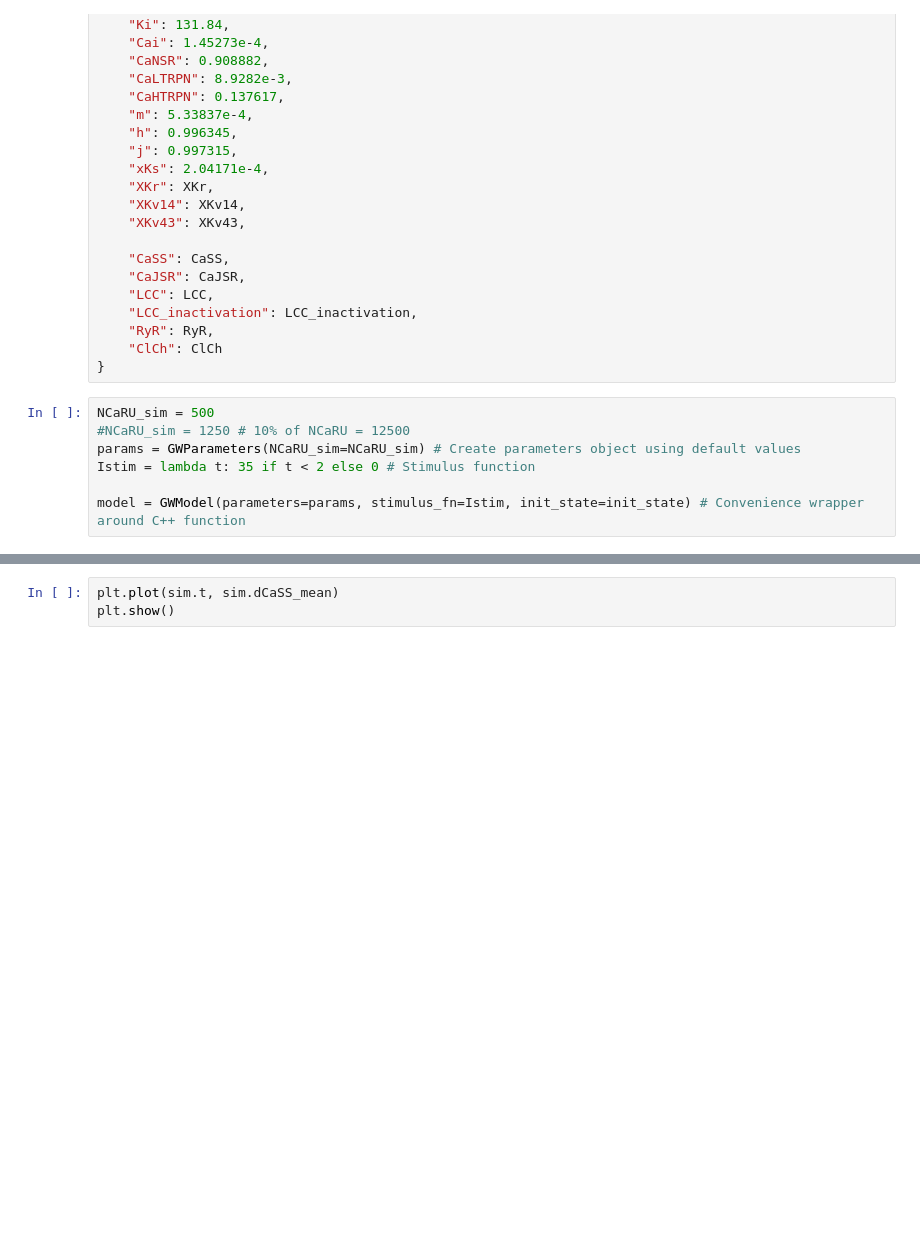
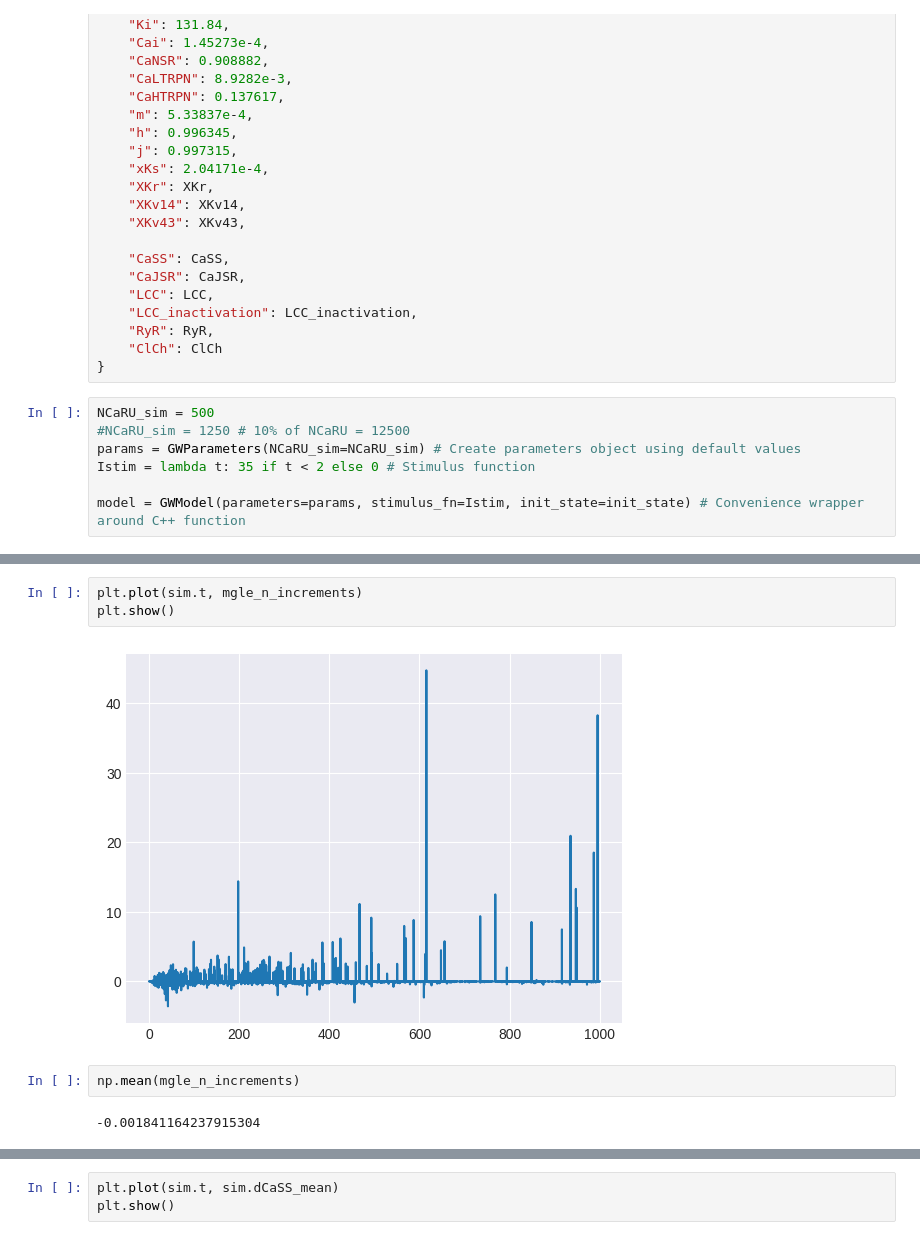
Before and after one commit to lukeoloughlin/GW-model, a Jupyter notebook: gw_martingale.ipynb, the cells around one changed output, grey strips where cells are left out. Saved outputs shown, nothing was run; the diff lists cells and outputs as text; blank space fills up the shorter version.

```diff
--- a/gw_martingale.ipynb
+++ b/gw_martingale.ipynb
@@ -85,0 +106,9 @@ plt.show()
+# %%
+plt.plot(sim.t, mgle_n_increments)
+plt.show()
+# %% [output]
+[figure, added]
+# %%
+np.mean(mgle_n_increments)
+# %% [output]
+-0.001841164237915304
```
Also changed, not shown: parts of 17 cells of this notebook, 9 other files.
